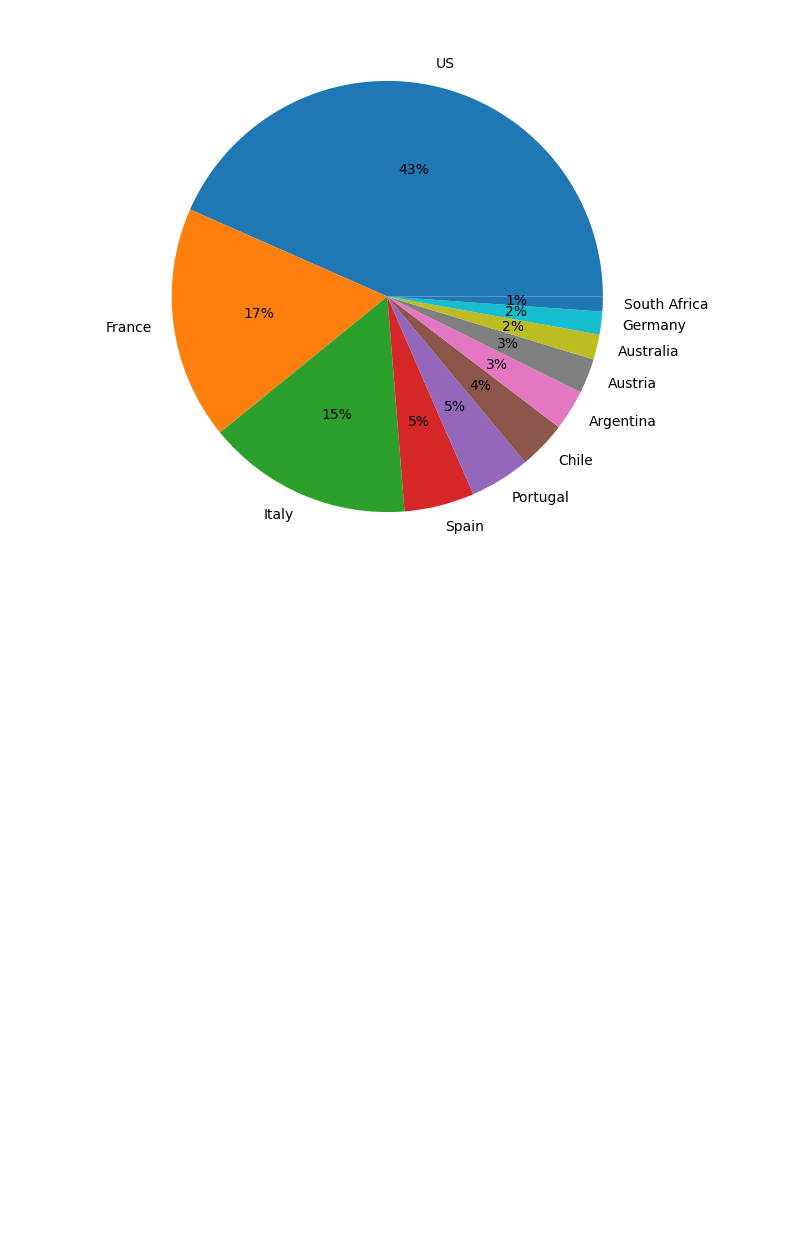
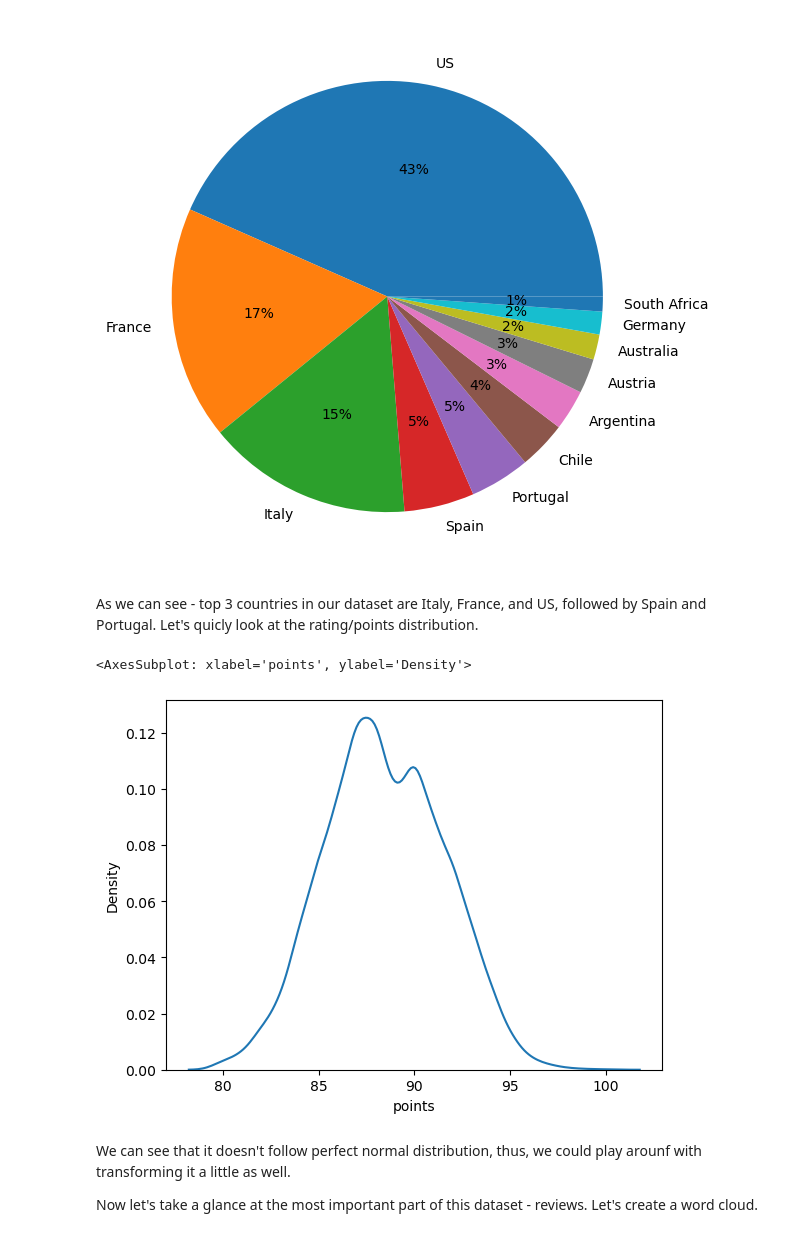
Before and after one commit to pvulya1/predicting_wine_quality, a Jupyter notebook: wines_reviews_eda.ipynb, the cells around one changed output. Drawn from its saved outputs; the diff is of its cells as text; code cells hidden in the pictures; blank space fills up the shorter version.

Commit message:
finished with wine-reviews eda

```diff
--- a/wines_reviews_eda.ipynb
+++ b/wines_reviews_eda.ipynb
@@ -105,3 +106,14 @@ plt.pie(wine_reviews[wine_reviews['country'].isin(countries.values)]['country'].
 plt.show()
 # %% [output]
 [figure]
+# %% [markdown]
+As we can see - top 3 countries in our dataset are Italy, France, and US, followed by Spain and Portugal. Let's quicly look at the rating/points distribution.
+# %%
+sns.kdeplot(wine_reviews, x = 'points', bw_adjust=2)
+# %% [output]
+<AxesSubplot: xlabel='points', ylabel='Density'>
+[figure, added]
+# %% [markdown]
+We can see that it doesn't follow perfect normal distribution, thus, we could play arounf with transforming it a little as well.
+
+Now let's take a glance at the most important part of this dataset - reviews. Let's create a word cloud.
```
Also changed, not shown: parts of 5 cells of this notebook.
